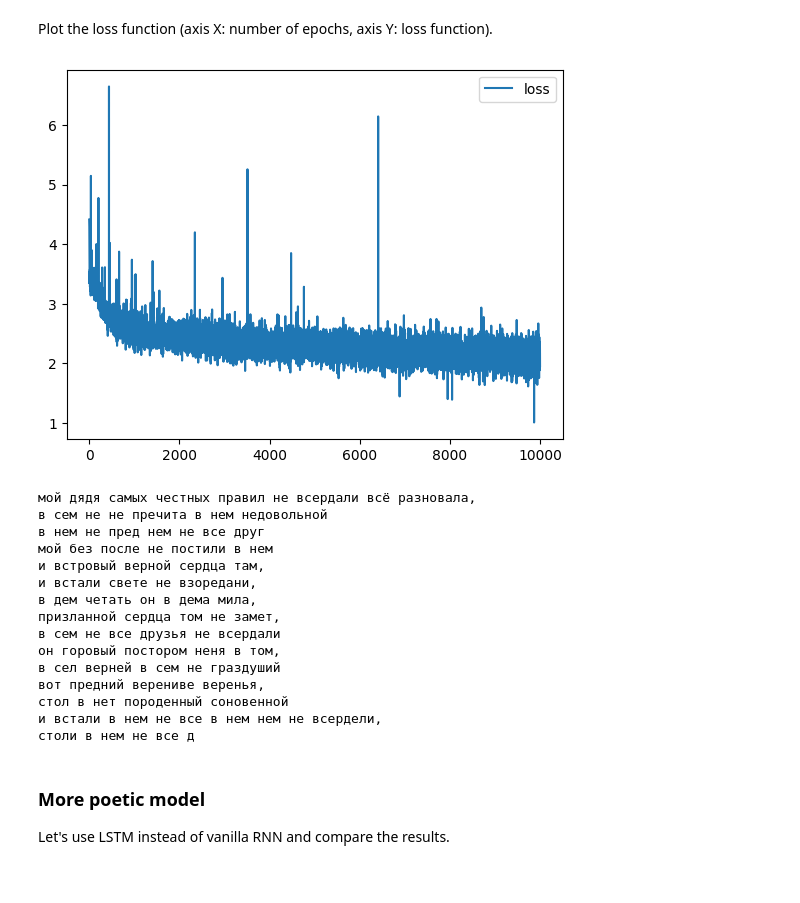
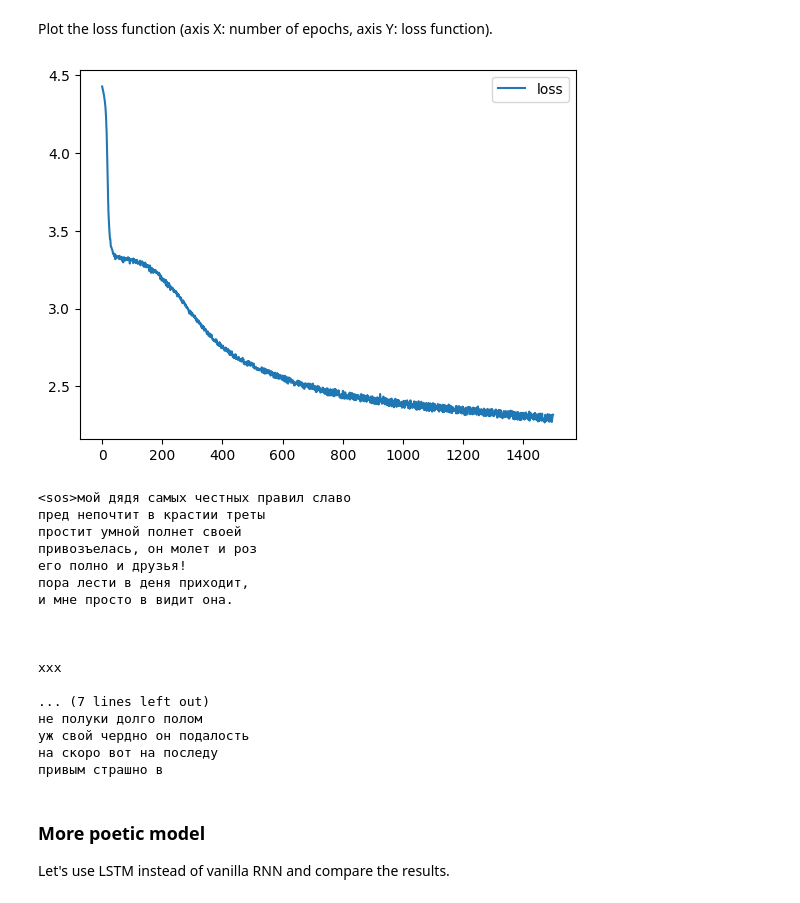
Before and after one commit to zinkin-s/AML, a Jupyter notebook: Lab2_DL_part3_poetry.ipynb, the cells around one changed output. Drawn from its saved outputs; the diff is of its cells as text; code cells hidden in the pictures.

```diff
--- a/Lab2_DL_part3_poetry.ipynb
+++ b/Lab2_DL_part3_poetry.ipynb
@@ -88,7 +88,7 @@ out = ''.join(text).lower()
 # %% [markdown]
 Put all the characters, that you've seen in the text, into variable `tokens`.
 # %%
-tokens = sorted(set(out))
+tokens = sorted(set(out.lower())) + ["<sos>"]
 # %% [markdown]
 Create dictionary `token_to_idx = {<char>: <index>}` and dictionary `idx_to_token = {<index>: <char>}`
 # %%
@@ -202,37 +192,35 @@ for w in char_rnn.parameters():
 Plot the loss function (axis X: number of epochs, axis Y: loss function).
 # %%
 # Your plot code here
-from IPython.display import clear_output
-import numpy as np
-import matplotlib.pyplot as plt
 
-
-char_rnn = CharRNNCell(rnn_num_units=256)
-opt = torch.optim.Adam(char_rnn.parameters())
+char_rnn = CharRNNCell_(rnn_num_units=128)
+char_rnn.to(device)
+opt = torch.optim.Adam(char_rnn.parameters(), lr=5e-4)
 loss_fn = nn.CrossEntropyLoss()
 history = []
 n_epoch = 10000
 
 for epoch in range(n_epoch):
-  batch_ix = chunk_to_tensor(generate_chunk())
+  batch_ix = next(generate_chunk())
+  batch_ix = torch.tensor(batch_ix, dtype=torch.int64).to(device)
   logit_seq = rnn_loop(char_rnn, batch_ix)
   prediction_logits, actual_next_token = logit_seq[:, :-1], batch_ix[:, 1:]
   loss = loss_fn(
       prediction_logits.reshape(-1, len(tokens)),
       actual_next_token.reshape(-1)
   )
   loss.backward()
   opt.step()
   opt.zero_grad()
 
-  history.append(loss.data.numpy())
+  history.append(loss.data.to(device='cpu').numpy())
   if (epoch+1)%100==0:
         clear_output(True)
         plt.plot(history,label='loss')
         plt.legend()
         plt.show()
 
 assert np.mean(history[:10]) > np.mean(history[-10:]), "RNN didn't converge."
 # %% [output]
-[figure, old version]
+[figure, new version]
 # %%
@@ -257,23 +264,25 @@ def generate_sample(char_rnn, seed_phrase='мой дядя', max_length=500, tem
 # %%
 # An example of generated text.
 
-print(generate_sample(char_rnn, max_length=500, temperature=0.2, seed_phrase='мой дядя самых честных правил '))
+print(generate_sample(char_rnn, max_length=500, temperature=0.5, seed_phrase='мой дядя самых честных правил '))
 # %% [output]
-мой дядя самых честных правил не всердали всё разновала,
-в сем не не пречита в нем недовольной
-в нем не пред нем не все друг
-мой без после не постили в нем
-и встровый верной сердца там,
-и встали свете не взоредани,
-в дем четать он в дема мила,
-призланной сердца том не замет,
-в сем не все друзья не всердали
-он горовый постором неня в том,
-в сел верней в сем не граздуший
-вот предний верениве веренья,
-стол в нет породенный соновенной
-и встали в нем не все в нем нем не всердели,
-столи в нем не все д
+<sos>мой дядя самых честных правил славо
+пред непочтит в крастии треты
+простит умной полнет своей
+привозъелась, он молет и роз
+его полно и друзья!
+пора лести в деня приходит,
+и мне просто в видит она.
+
+
+
+xxx
+
+... (7 lines left out)
+не полуки долго полом
+уж свой чердно он подалость
+на скоро вот на последу
+привым страшно в
 # %% [markdown]
 ### More poetic model
 
```
Also changed, not shown: parts of 5 cells of this notebook.
